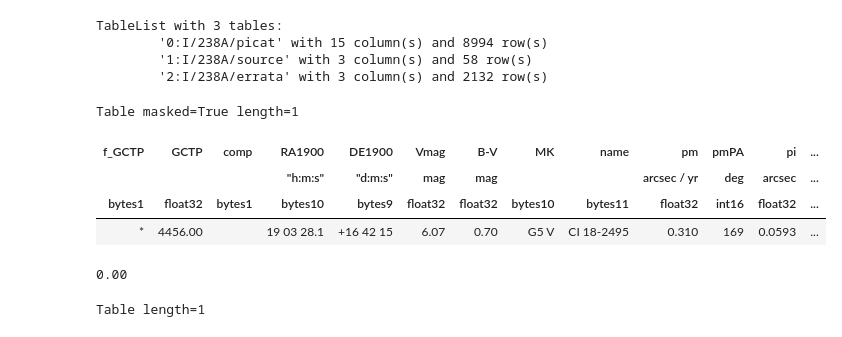
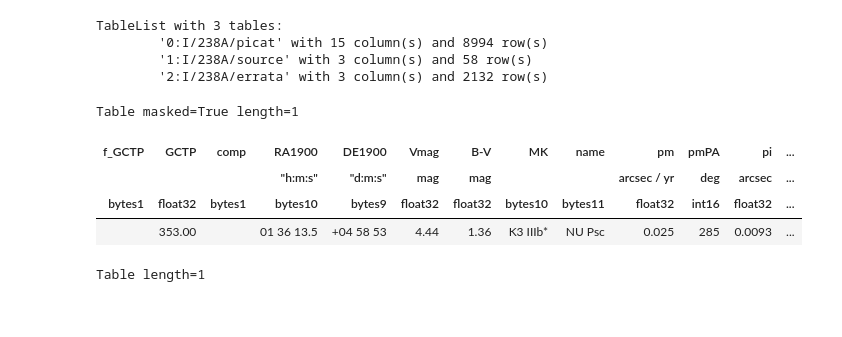
Before and after one commit to janvimadhani/thaw_star_catalog, a Jupyter notebook: Thaw Star Catalog.ipynb, the cells around one changed output. Saved outputs shown, nothing was run; the diff lists cells and outputs as text; code cells hidden in the pictures.

```diff
--- a/Thaw Star Catalog.ipynb
+++ b/Thaw Star Catalog.ipynb
@@ -694,7 +703,7 @@ def query_vizier_region(RAh,RAm,DECd,DECm,name,rad=5):
 
 
         else:
-            search_object = str(name)
+            search_object = str(name).lower()
             result2  = v.query_object(search_object,catalog=['I/238A'])
 
             if result2:
@@ -719,19 +728,21 @@ def query_vizier_region(RAh,RAm,DECd,DECm,name,rad=5):
 # %%
 #query_vizier_region(1,2,54,26,'mu cas') #mu cas
 #query_vizier_region(0,43,7,2,'delta piscium')
 #query_vizier_region(0,13,36,14,'sig and')
-query_vizier_region(19,3,16,42,'B.D. +16 3752')
+
+#query_vizier_region(19,3,16,42,'B.D. +16 3752') #required > 5 search radius tcno = 33,idx = 35
+
+#03 38 0.00	+24 16 0.00, nu persei
+#query_vizier_region(3,28,24,16,'Nu Persei') #tc 253
+query_vizier_region(2,36,4,59,'Nu Piscium')
+
 #query_vizier_region(0,0,0,0,'al')
 # %% [output]
 Table masked=True length=1
 | f_GCTP | GCTP | comp | RA1900 | DE1900 | Vmag | B-V | MK | name | pm | pmPA | pi | ... |
 |  |  |  | "h:m:s" | "d:m:s" | mag | mag |  |  | arcsec / yr | deg | arcsec | ... |
 | bytes1 | float32 | bytes1 | bytes10 | bytes9 | float32 | float32 | bytes10 | bytes11 | float32 | int16 | float32 | ... |
-| * | 4456.00 |  | 19 03 28.1 | +16 42 15 | 6.07 | 0.70 | G5 V | CI 18-2495 | 0.310 | 169 | 0.0593 | ... |
+|  | 353.00 |  | 01 36 13.5 | +04 58 53 | 4.44 | 1.36 | K3 IIIb* | NU Psc | 0.025 | 285 | 0.0093 | ... |
-# %%
-print("%.2f" % ((26 * 60) % 60))
-# %% [output]
-0.00
 # %%
 query_vizier('adaf')
 # %% [output]
```
Also changed, not shown: parts of 11 cells of this notebook, 5 other files.
